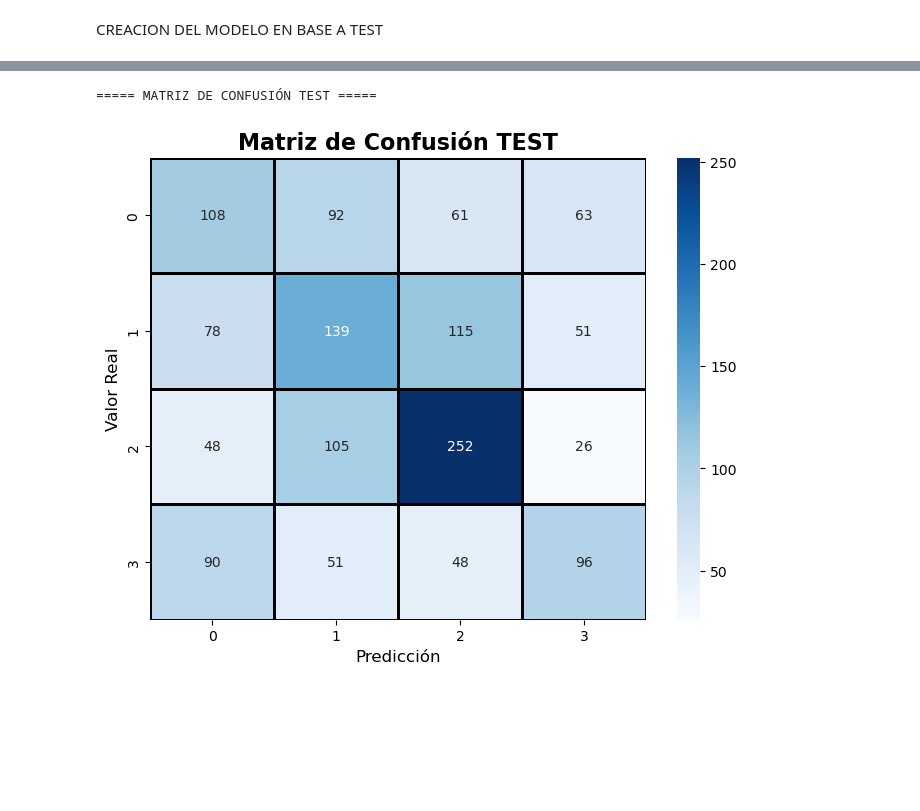
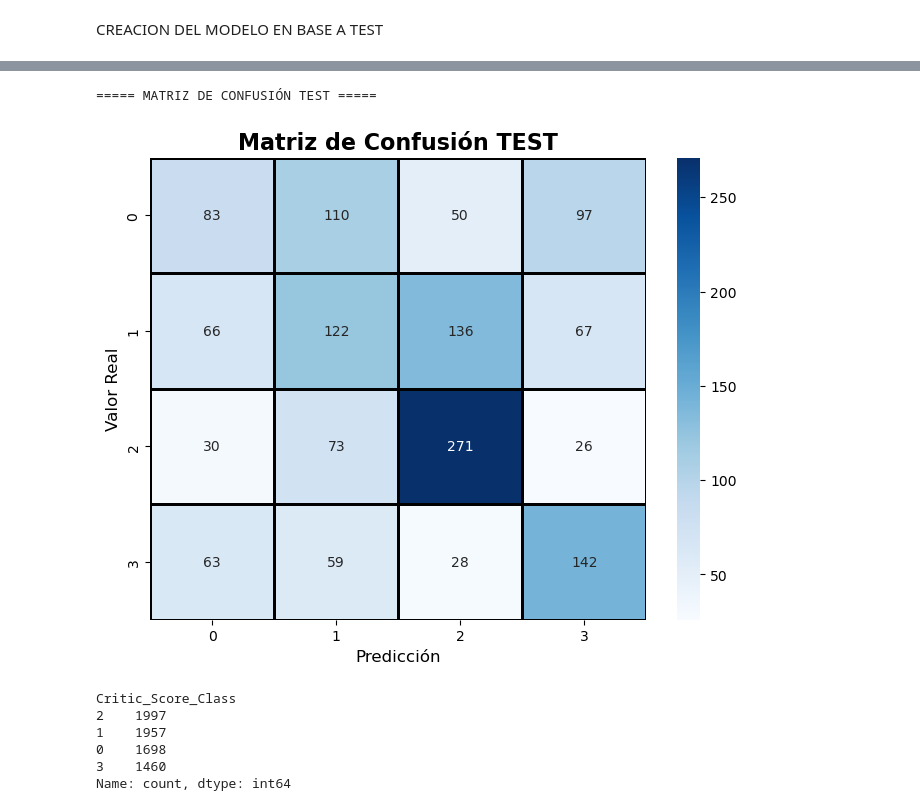
Before and after one commit to Zathiald/VideoGamePrediction_A01705403, a Jupyter notebook: VideoGamePredictionA01705403.ipynb, the cells around one changed output, grey strips where cells are left out. Cells and saved outputs as stored; diff of their text form; code cells hidden in the pictures; blank space fills up the shorter version.

```diff
--- a/VideoGamePredictionA01705403.ipynb
+++ b/VideoGamePredictionA01705403.ipynb
@@ -203,4 +258,20 @@ X_train, X_test, y_train_reg, y_test_reg, y_train_class, y_test_class = train_te
 )
+# %%
+# ==========================================
+# SEPARACIÓN DE DATOS DE ENTRENAMIENTO Y PRUEBA CLASIFICACIÓN
+# ==========================================
+
+X_train_class, X_test_class, y_train_class, y_test_class = train_test_split(
+
+    X_class,
+    y_class,
+
+    test_size=0.2,
+
+    random_state=42,
+
+    stratify=y_class
+)
 # %%
 # ==========================================
 # ESCALAMIENTO DE VARIABLES OBJETIVO
@@ -419,15 +490,27 @@ MLPRegressor(alpha=0.01, early_stopping=True, hidden_layer_sizes=(32, 16),
 
 classifier = RandomForestClassifier(
 
-    n_estimators=200,
+    n_estimators=500,
+
+    min_samples_split=5,
+
+    min_samples_leaf=2,
+
+    max_features="sqrt",
+
+    criterion="entropy",
+
+    bootstrap=True,
+
+    oob_score=True,
 
     random_state=42,
 
-    oob_score=True
+    n_jobs=-1
 )
 
 classifier.fit(
-    X_train,
+    X_train_class,
     y_train_class
 )
 
@@ -1286,7 +1363,7 @@ display(styled_classification)
 critic_real = y_test_class.values
 
 # Predicciones del clasificador
-critic_pred = classifier.predict(X_test)
+critic_pred = classifier.predict(X_test_class)
 
 # Crear matriz
 matrix = confusion_matrix(
@@ -1304,31 +1381,43 @@ plt.figure(figsize=(8,6))
 
 sns.heatmap(
     matrix,
     annot=True,
     fmt="d",
     cmap="Blues",
     linewidths=1,
     linecolor="black",
     cbar=True
 )
 
 plt.title(
     "Matriz de Confusión TEST",
     fontsize=16,
     fontweight="bold"
 )
 
 plt.xlabel(
     "Predicción",
     fontsize=12
 )
 
 plt.ylabel(
     "Valor Real",
     fontsize=12
 )
 
 plt.show()
 # %% [output]
 ===== MATRIZ DE CONFUSIÓN TEST =====
-[figure, old version]
+[figure, new version]
+# %%
+print(
+    vg_data["Critic_Score_Class"]
+    .value_counts()
+)
+# %% [output]
+Critic_Score_Class
+2    1997
+1    1957
+0    1698
+3    1460
+Name: count, dtype: int64
```
Also changed, not shown: parts of 14 cells of this notebook.
